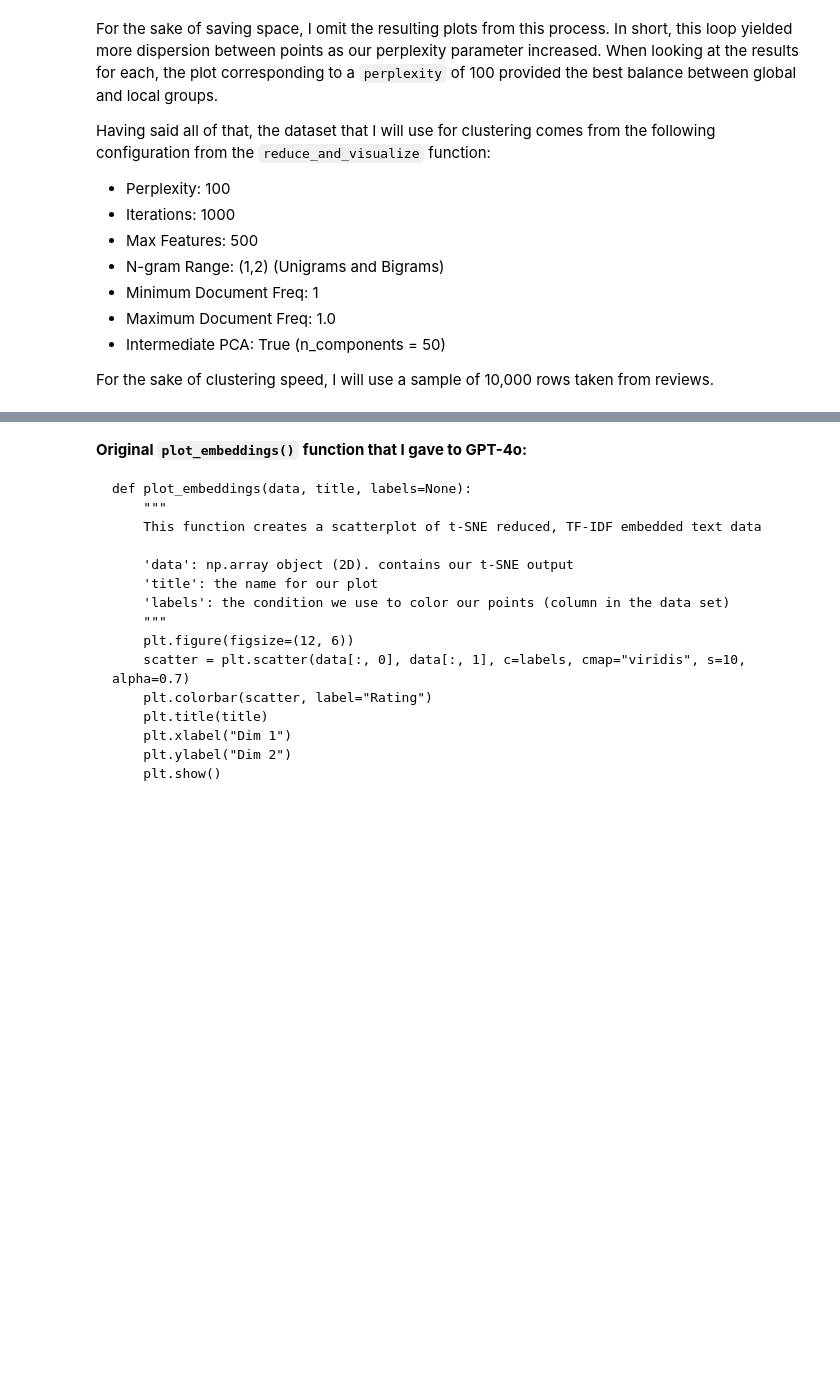
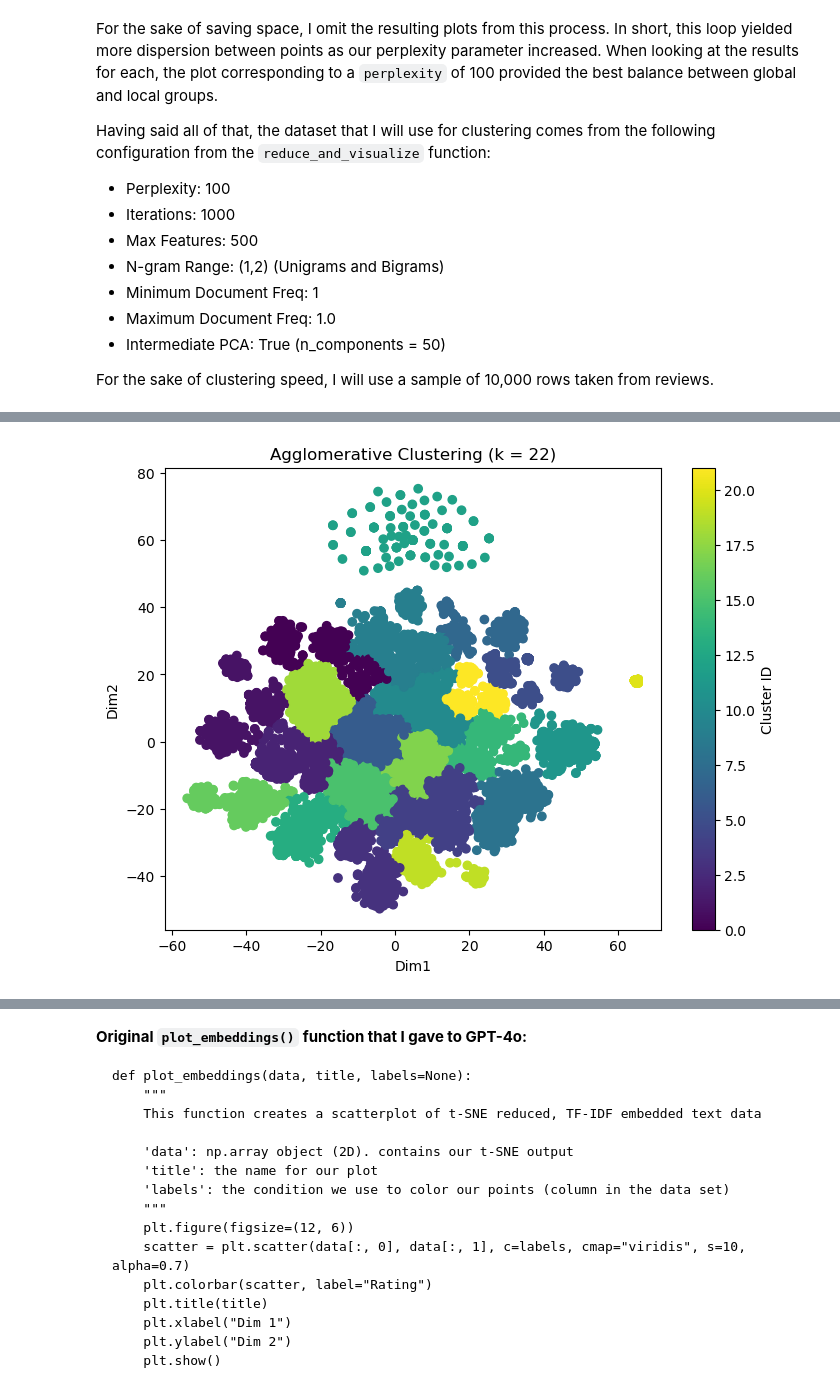
Before and after one commit to sm110101/portfolio_site, a Jupyter notebook: technical-details/unsupervised-learning/main.ipynb, the cells around one changed output, grey strips where cells are left out. Cells and saved outputs as stored; diff of their text form; code cells hidden in the pictures; blank space fills up the shorter version.

```diff
--- a/technical-details/unsupervised-learning/main.ipynb
+++ b/technical-details/unsupervised-learning/main.ipynb
@@ -499,0 +676,10 @@ silhouette_avg = []
+# %%
+plt.figure(figsize=(8, 6))
+plt.scatter(reduced_df['Dim1'], reduced_df['Dim2'], c=reduced_df['Agglo_22_Clusters'], cmap='viridis')
+plt.title('Agglomerative Clustering (k = 22)')
+plt.xlabel('Dim1')
+plt.ylabel('Dim2')
+plt.colorbar(label='Cluster ID')
+plt.show()
+# %% [output]
+[figure, added]
```
Also changed, not shown: parts of 20 cells of this notebook, 26 other files.
